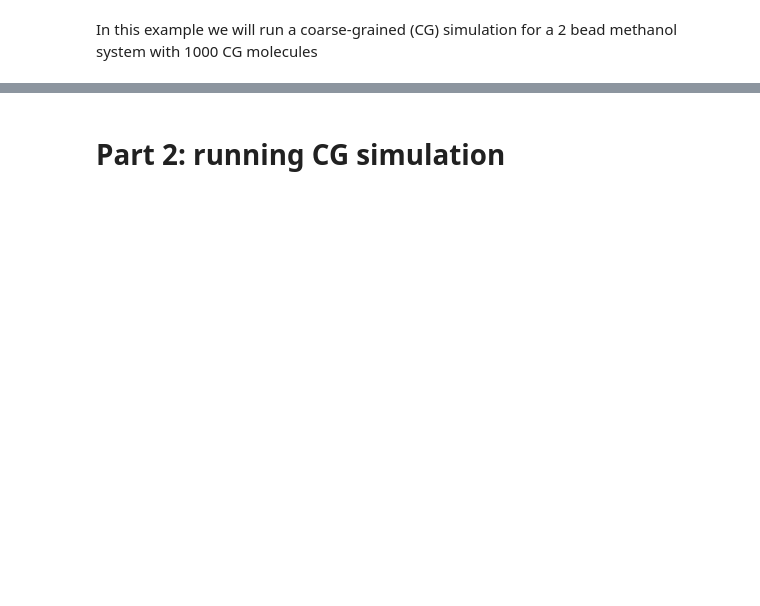
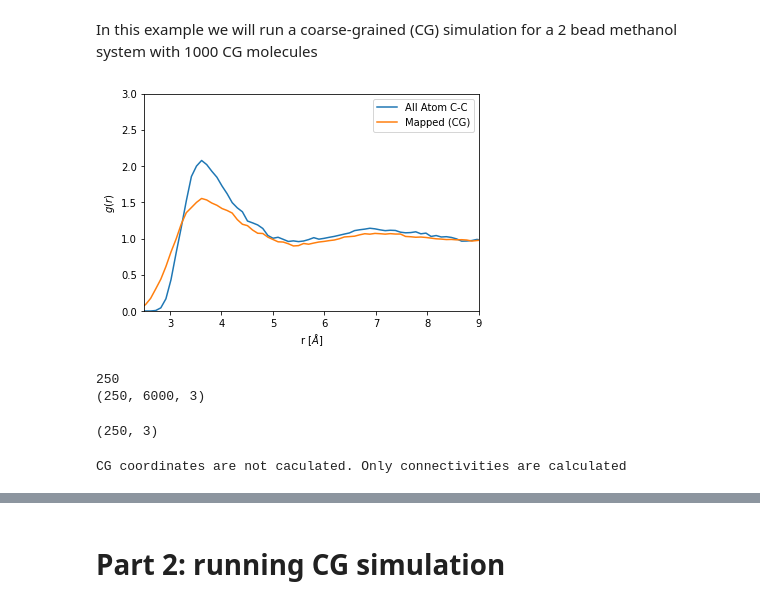
Before and after one commit to ur-whitelab/hoomd-tf, a Jupyter notebook: examples/11. CG simulations using IBI method.ipynb, the cells around one changed output, grey strips where cells are left out. Drawn from its saved outputs; the diff is of its cells as text; code cells hidden in the pictures; blank space fills up the shorter version.

Commit message:
changes to notebook, data arrays added

```diff
--- a/examples/11. CG simulations using IBI method.ipynb
+++ b/examples/11. CG simulations using IBI method.ipynb
@@ -16,3 +21,30 @@ In this example we will run a coarse-grained (CG) simulation for a 2 bead methan
 # %%
 aa_rdf = np.load('CG_tutorial/aa_rdf.npy')
 cg_rdf = np.load('CG_tutorial/cg_rdf.npy')
+# %%
+r = aa_rdf[1,:]
+plt.plot(aa_rdf[1,:], aa_rdf[0,:] / aa_rdf[0,-1],label ='All Atom C-C')
+plt.plot(cg_rdf[1,:], cg_rdf[0,:] / cg_rdf[0,-1], label='Mapped (CG)')
+plt.xlim(2.5,9)
+plt.ylim(0,3)
+plt.xlabel(r'r [$\AA$]')
+plt.ylabel('$g(r)$')
+plt.legend()
+plt.show()
+# %% [output]
+[figure, added]
+# %%
+with gsd.hoomd.open('CG_tutorial/meth_traj.gsd', 'rb') as t:
+    cg_pos=[]
+    for i in range(len(t)):
+        cg_pos.append(t[i].particles.position)
+
+cg_pos = np.asarray(cg_pos)
+print(cg_pos.shape)
+# %% [output]
+250
+(250, 6000, 3)
+# %%
+print(cg_pos[:,7].shape)
+# %% [output]
+(250, 3)
@@ -18,0 +65,8 @@ cg_rdf = np.load('CG_tutorial/cg_rdf.npy')
+# %%
+adjacency_matrix = np.array([[0,1],[1,0]])
+
+bonds,angs,dihes = htf.compute_cg_graph(DSGPM=False,adj_mat=adjacency_matrix,group_atoms=False) #Use compute_cg_graph
+
+bond_ids,ang_ids,dihe_ids = htf.mol_features_multiple(bonds,molecules=1000,beads=2)
+# %% [output]
+CG coordinates are not caculated. Only connectivities are calculated
```
Also changed, not shown: parts of 18 cells of this notebook, 5 other files.
